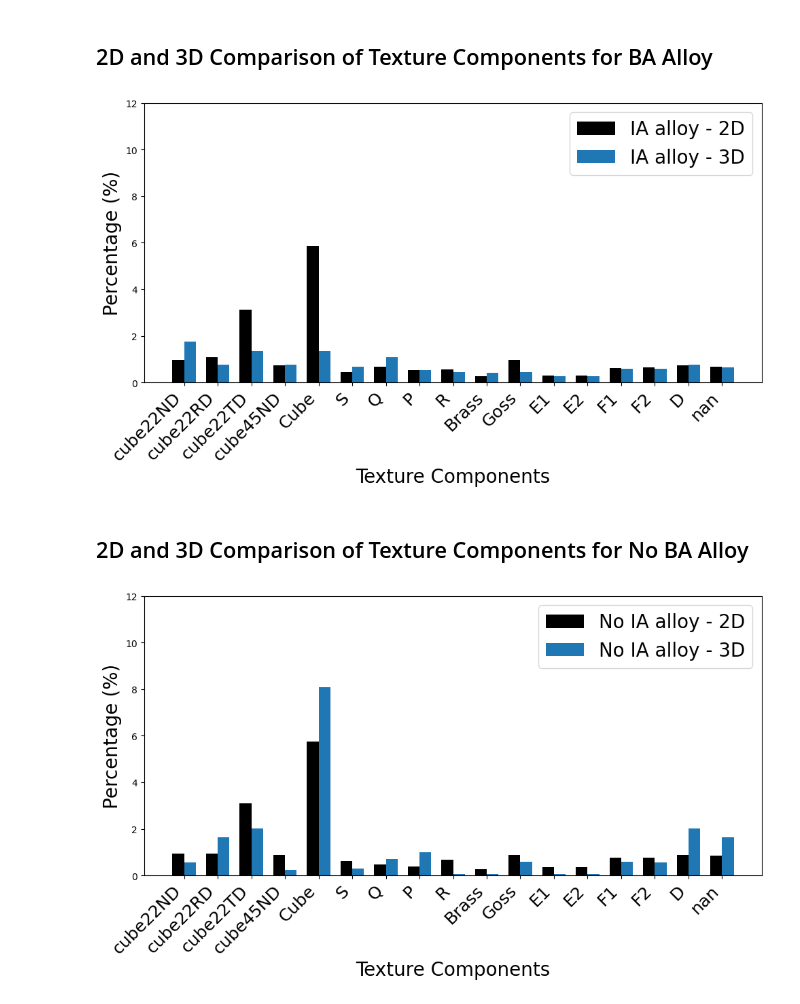
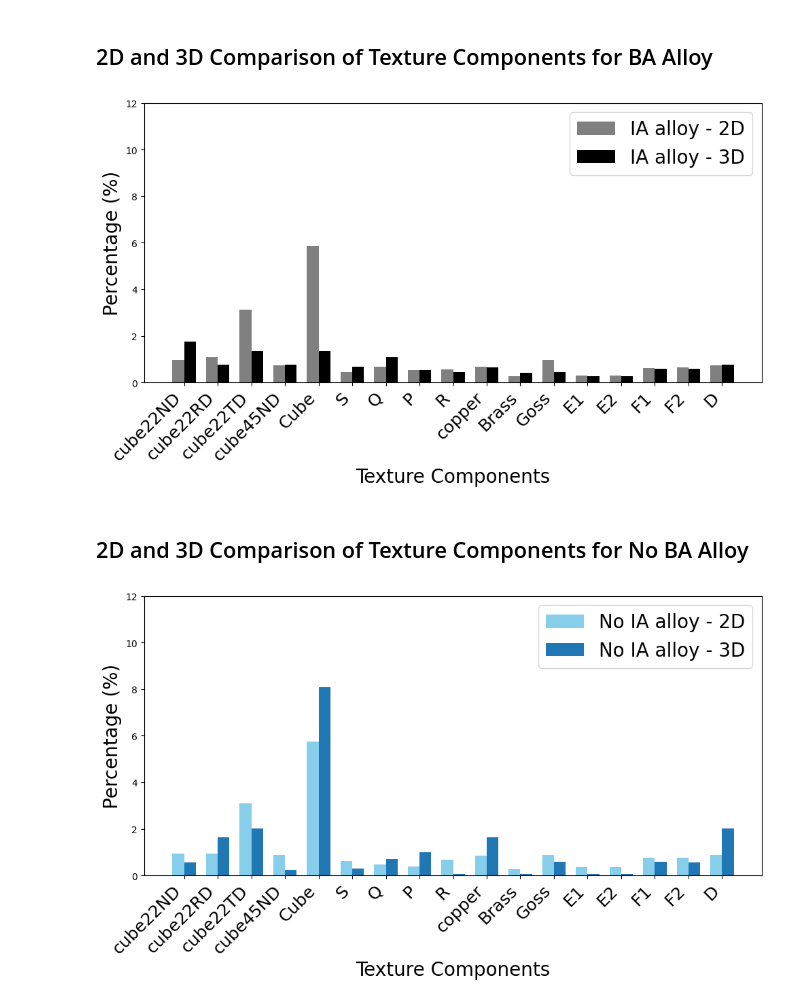
Before and after one commit to Al6014-characterisation-and-modelling/Chapter5-microstructural-analysis, a Jupyter notebook: Texture components/Texture_components_percentages.ipynb, the cells around one changed output. Drawn from its saved outputs; the diff is of its cells as text; code cells hidden in the pictures.

```diff
--- a/Texture components/Texture_components_percentages.ipynb
+++ b/Texture components/Texture_components_percentages.ipynb
@@ -136,13 +136,13 @@ import matplotlib.pyplot as plt
 import numpy as np
 
 # Read 2D data
-df_ba2D = pd.read_csv("2D/BA_texture_components.csv")
+df_ba2D = pd.read_csv("C:/Users/GlassDesktop/The University of Manchester Dropbox/Laura Gonzalez/PhD/5th year/Chapter 5 - Microstructural characterisation/5.4-2Dtexture analysis/texture components/2D percentages/BA_texture_components.csv")
 df_ba2D.dropna(subset=["TextureComponent"], inplace=True)  # drop empty rows
 df_ba2D = df_ba2D[df_ba2D["TextureComponent"].str.strip().ne("")]    # remove rows with blank spaces
 df_ba2D = df_ba2D[df_ba2D["TextureComponent"] != "Total"]            # remove the "Total" row
 
 # --- Read and clean 3D data ---
-df_ba3D = pd.read_csv("3D/BA_3D_texture_components.csv")
+df_ba3D = pd.read_csv("C:/Users/GlassDesktop/The University of Manchester Dropbox/Laura Gonzalez/PhD/5th year/Chapter 5 - Microstructural characterisation/5.4-2Dtexture analysis/texture components/3D percentages/BA_3D_texture_components.csv")
 df_ba3D.dropna(subset=["TextureComponent"], inplace=True)
 df_ba3D = df_ba3D[df_ba3D["TextureComponent"].str.strip().ne("")]
 df_ba3D = df_ba3D[df_ba3D["TextureComponent"] != "Total"]
@@ -154,7 +154,7 @@ df_merged = pd.merge(df_ba2D, df_ba3D, on="TextureComponent", how="outer", suffi
 df_merged.fillna(0, inplace=True)
 
 # Define the desired order
-desired_order = ['cube22ND', 'cube22RD', 'cube22TD', 'cube45ND', 'Cube', 'S', 'Q', 'P',  'R', 'Copper', 'Brass', 'Goss', 'E1', 'E2', 'F1', 'F2', 'D']
+desired_order = ['cube22ND', 'cube22RD', 'cube22TD', 'cube45ND', 'Cube', 'S', 'Q', 'P',  'R', 'copper', 'Brass', 'Goss', 'E1', 'E2', 'F1', 'F2', 'D']
 
 # Convert TextureComponent to a categorical with the desired order
 df_merged["TextureComponent"] = pd.Categorical(df_merged["TextureComponent"], categories=desired_order, ordered=True)
@@ -164,36 +164,36 @@ df_merged.sort_values("TextureComponent", inplace=True)
 # Extract the data for plotting
 components = df_merged["TextureComponent"]
 percent_ba2D = df_merged["Percentage_BA2D"]
 percent_ba3D = df_merged["Percentage_BA3D"]
 
 # --- Create a grouped bar chart ---
 x = np.arange(len(components))  # x positions for each group
 bar_width = 0.35
 
 fig, ax = plt.subplots(figsize=(10, 6))
 
 # IA alloy 2D data in black
-bars_ba2D = ax.bar(x - bar_width/2, percent_ba2D, bar_width, label="IA alloy - 2D", color="black")
+bars_ba2D = ax.bar(x - bar_width/2, percent_ba2D, bar_width, label="IA alloy - 2D", color="grey")
 # IA alloy 3D data in default (blue)
-bars_ba3D = ax.bar(x + bar_width/2, percent_ba3D, bar_width, label="IA alloy - 3D")
+bars_ba3D = ax.bar(x + bar_width/2, percent_ba3D, bar_width, label="IA alloy - 3D", color="black")
 
 # Add labels, title, and legend with increased font size
 ax.set_xlabel("Texture Components", fontsize=20)
 ax.set_ylabel("Percentage (%)", fontsize=20)
 ax.set_xticks(x)
 ax.set_xticklabels(components, rotation=45, ha="right", fontsize=18)
 ax.legend(fontsize=20)
 
 ax.set_ylim([0, ylim])
 
 plt.tight_layout()
 
 # Save the figure as a PNG file
 plt.savefig("2D3D_IA_texture_components.png")
 
 plt.show()
 # %% [output]
-[figure, old version]
+[figure, new version]
 # %% [markdown]
 ## 2D and 3D Comparison of Texture Components for No BA Alloy
 # %%
@@ -202,13 +202,13 @@ import matplotlib.pyplot as plt
 import numpy as np
 
 # Read 3D data (No IA alloy from 2D dataset)
-df_ba2D = pd.read_csv("2D/NoBA_texture_components.csv")
+df_ba2D = pd.read_csv("C:/Users/GlassDesktop/The University of Manchester Dropbox/Laura Gonzalez/PhD/5th year/Chapter 5 - Microstructural characterisation/5.4-2Dtexture analysis/texture components/2D percentages/NoBA_texture_components.csv")
 df_ba2D.dropna(subset=["TextureComponent"], inplace=True)  # drop empty rows
 df_ba2D = df_ba2D[df_ba2D["TextureComponent"].str.strip().ne("")]    # remove rows with blank spaces
 df_ba2D = df_ba2D[df_ba2D["TextureComponent"] != "Total"]            # remove the "Total" row
 
 # --- Read and clean No IA alloy data from the 3D dataset ---
-df_ba3D = pd.read_csv("3D/NoBA_3D_texture_components.csv")
+df_ba3D = pd.read_csv("C:/Users/GlassDesktop/The University of Manchester Dropbox/Laura Gonzalez/PhD/5th year/Chapter 5 - Microstructural characterisation/5.4-2Dtexture analysis/texture components/3D percentages/NoBA_3D_texture_components.csv")
 df_ba3D.dropna(subset=["TextureComponent"], inplace=True)
 df_ba3D = df_ba3D[df_ba3D["TextureComponent"].str.strip().ne("")]
 df_ba3D = df_ba3D[df_ba3D["TextureComponent"] != "Total"]
@@ -220,7 +220,7 @@ df_merged = pd.merge(df_ba2D, df_ba3D, on="TextureComponent", how="outer", suffi
 df_merged.fillna(0, inplace=True)
 
 # Define the desired order
-desired_order = ['cube22ND', 'cube22RD', 'cube22TD', 'cube45ND', 'Cube', 'S', 'Q', 'P',  'R', 'Copper', 'Brass', 'Goss', 'E1', 'E2', 'F1', 'F2', 'D']
+desired_order = ['cube22ND', 'cube22RD', 'cube22TD', 'cube45ND', 'Cube', 'S', 'Q', 'P',  'R', 'copper', 'Brass', 'Goss', 'E1', 'E2', 'F1', 'F2', 'D']
 
 # Convert TextureComponent to a categorical with the desired order
 df_merged["TextureComponent"] = pd.Categorical(df_merged["TextureComponent"], categories=desired_order, ordered=True)
@@ -239,7 +239,7 @@ bar_width = 0.35
 fig, ax = plt.subplots(figsize=(10, 6))
 
 # No IA alloy 2D data in black
-bars_ba2D = ax.bar(x - bar_width/2, percent_ba2D, bar_width, label="No IA alloy - 2D", color="black")
+bars_ba2D = ax.bar(x - bar_width/2, percent_ba2D, bar_width, label="No IA alloy - 2D", color="skyblue")
 # No IA alloy 3D data in default (blue)
 bars_ba3D = ax.bar(x + bar_width/2, percent_ba3D, bar_width, label="No IA alloy - 3D")
 
@@ -258,4 +258,4 @@ plt.savefig("2D3D_NoIA_texture_components.png")
 
 plt.show()
 # %% [output]
-[figure, old version]
+[figure, new version]
```
Also changed, not shown: parts of 1 cell of this notebook.
